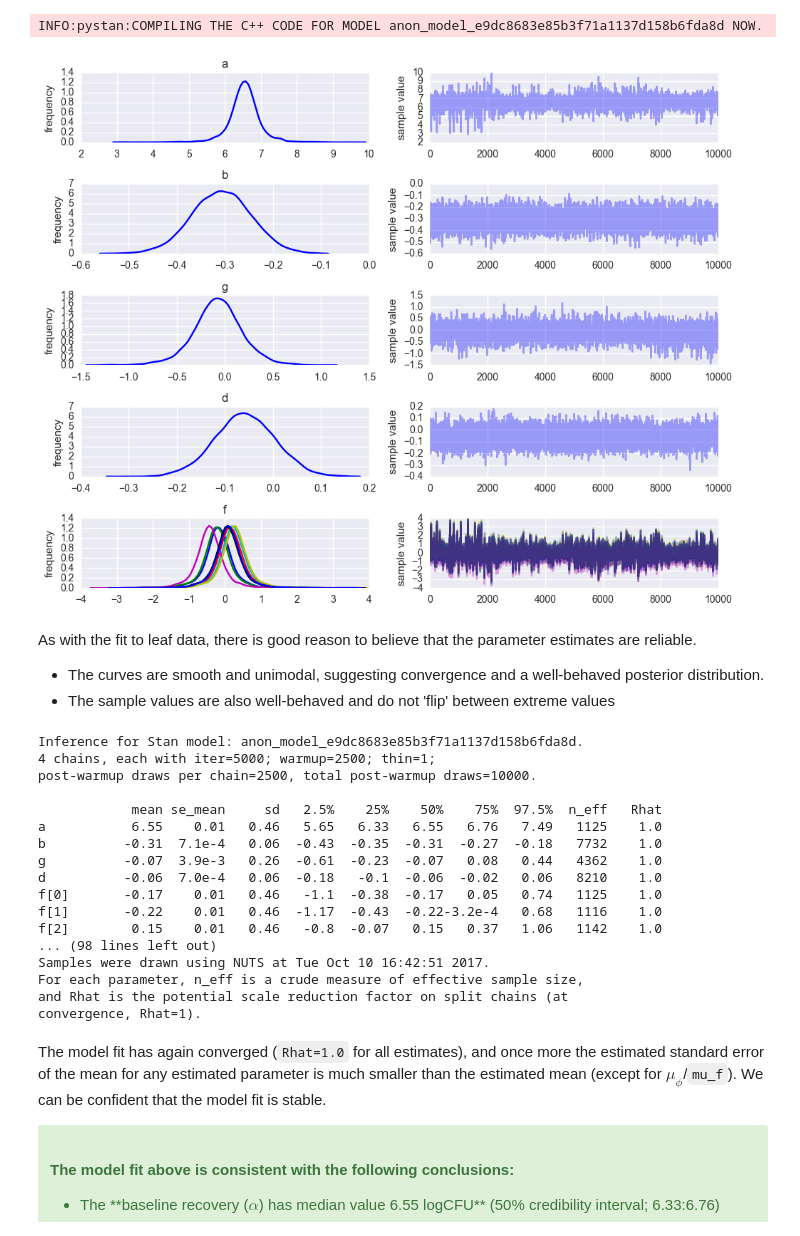
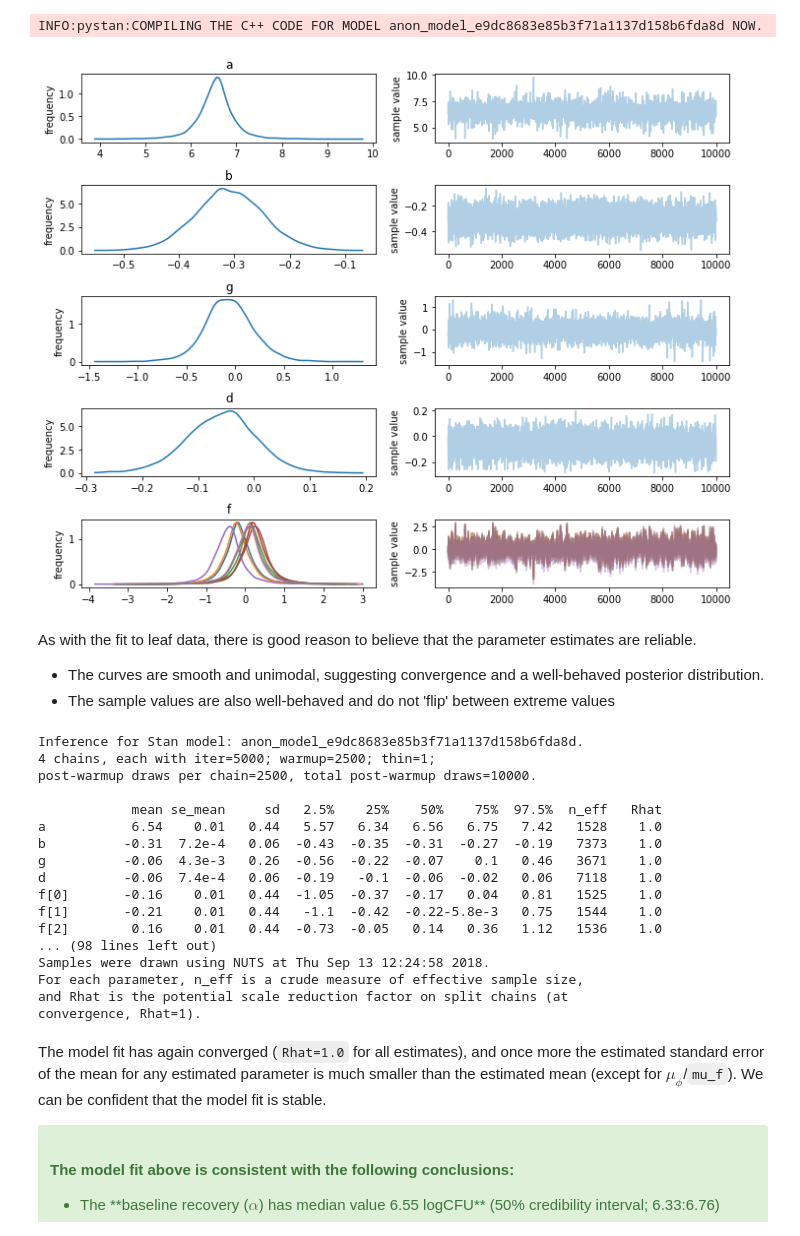
Before and after one commit to widdowquinn/SI_Holmes_etal_2017, a Jupyter notebook: notebooks/04-etpD.ipynb, the cells around one changed output. Cells and saved outputs as stored; diff of their text form; code cells hidden in the pictures.

```diff
--- a/notebooks/04-etpD.ipynb
+++ b/notebooks/04-etpD.ipynb
@@ -102,8 +96,8 @@ Raw data was previously converted to plain text comma-separated variable format
 We import the data using `pandas`, and show the first few lines:
 # %%
 # Raw data locations
-leafdatafile = "../data/etpD/leaves.csv"
-rootdatafile = "../data/etpD/roots.csv"
+leafdatafile = os.path.join("..", "data", "etpD", "leaves.csv")
+rootdatafile = os.path.join("..", "data", "etpD", "roots.csv")
 
 # Parse data
 leafdata = pd.read_csv(leafdatafile)
@@ -619,9 +617,12 @@ INFO:pystan:COMPILING THE C++ CODE FOR MODEL anon_model_e9dc8683e85b3f71a1137d15
 # %%
 # plot parameter estimates
 rf = root_fit.plot(['a', 'b', 'g', 'd', 'f']);
+rf.set_figwidth(10)
+rf.set_figheight(8)
 rf.tight_layout();
+rf.tight_layout();
 # %% [output]
-[figure, old version]
+[figure, new version]
 # %% [markdown]
 As with the fit to leaf data, there is good reason to believe that the parameter estimates are reliable.
 
@@ -636,15 +637,15 @@ Inference for Stan model: anon_model_e9dc8683e85b3f71a1137d158b6fda8d.
 post-warmup draws per chain=2500, total post-warmup draws=10000.
 
             mean se_mean     sd   2.5%    25%    50%    75%  97.5%  n_eff   Rhat
-a           6.55    0.01   0.46   5.65   6.33   6.55   6.76   7.49   1125    1.0
-b          -0.31  7.1e-4   0.06  -0.43  -0.35  -0.31  -0.27  -0.18   7732    1.0
-g          -0.07  3.9e-3   0.26  -0.61  -0.23  -0.07   0.08   0.44   4362    1.0
-d          -0.06  7.0e-4   0.06  -0.18   -0.1  -0.06  -0.02   0.06   8210    1.0
-f[0]       -0.17    0.01   0.46   -1.1  -0.38  -0.17   0.05   0.74   1125    1.0
-f[1]       -0.22    0.01   0.46  -1.17  -0.43  -0.22-3.2e-4   0.68   1116    1.0
-f[2]        0.15    0.01   0.46   -0.8  -0.07   0.15   0.37   1.06   1142    1.0
+a           6.54    0.01   0.44   5.57   6.34   6.56   6.75   7.42   1528    1.0
+b          -0.31  7.2e-4   0.06  -0.43  -0.35  -0.31  -0.27  -0.19   7373    1.0
+g          -0.06  4.3e-3   0.26  -0.56  -0.22  -0.07    0.1   0.46   3671    1.0
+d          -0.06  7.4e-4   0.06  -0.19   -0.1  -0.06  -0.02   0.06   7118    1.0
+f[0]       -0.16    0.01   0.44  -1.05  -0.37  -0.17   0.04   0.81   1525    1.0
+f[1]       -0.21    0.01   0.44   -1.1  -0.42  -0.22-5.8e-3   0.75   1544    1.0
+f[2]        0.16    0.01   0.44  -0.73  -0.05   0.14   0.36   1.12   1536    1.0
 ... (98 lines left out)
-Samples were drawn using NUTS at Tue Oct 10 16:42:51 2017.
+Samples were drawn using NUTS at Thu Sep 13 12:24:58 2018.
 For each parameter, n_eff is a crude measure of effective sample size,
 and Rhat is the potential scale reduction factor on split chains (at
 convergence, Rhat=1).
```
Also changed, not shown: parts of 10 cells of this notebook, 3 other files.
